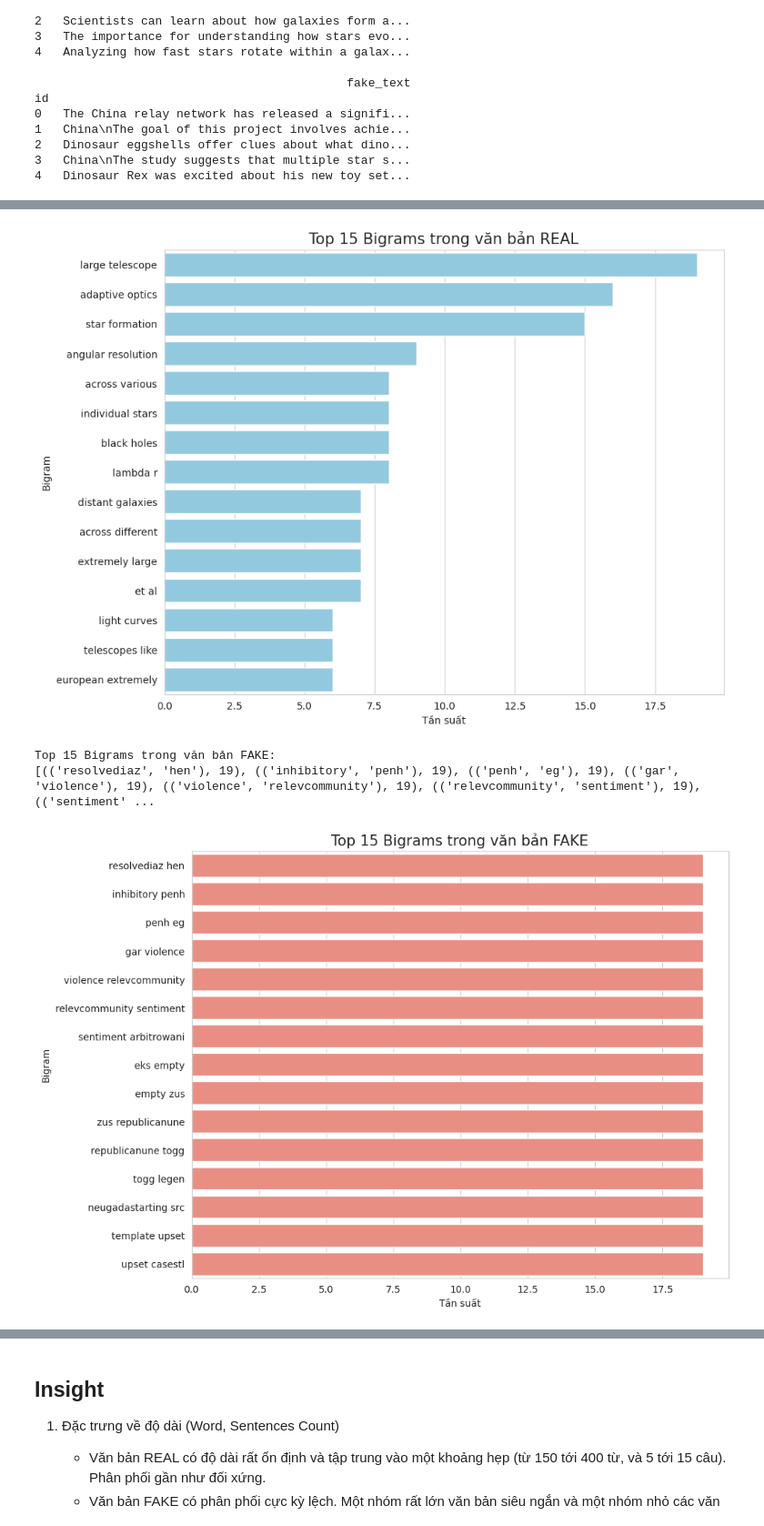
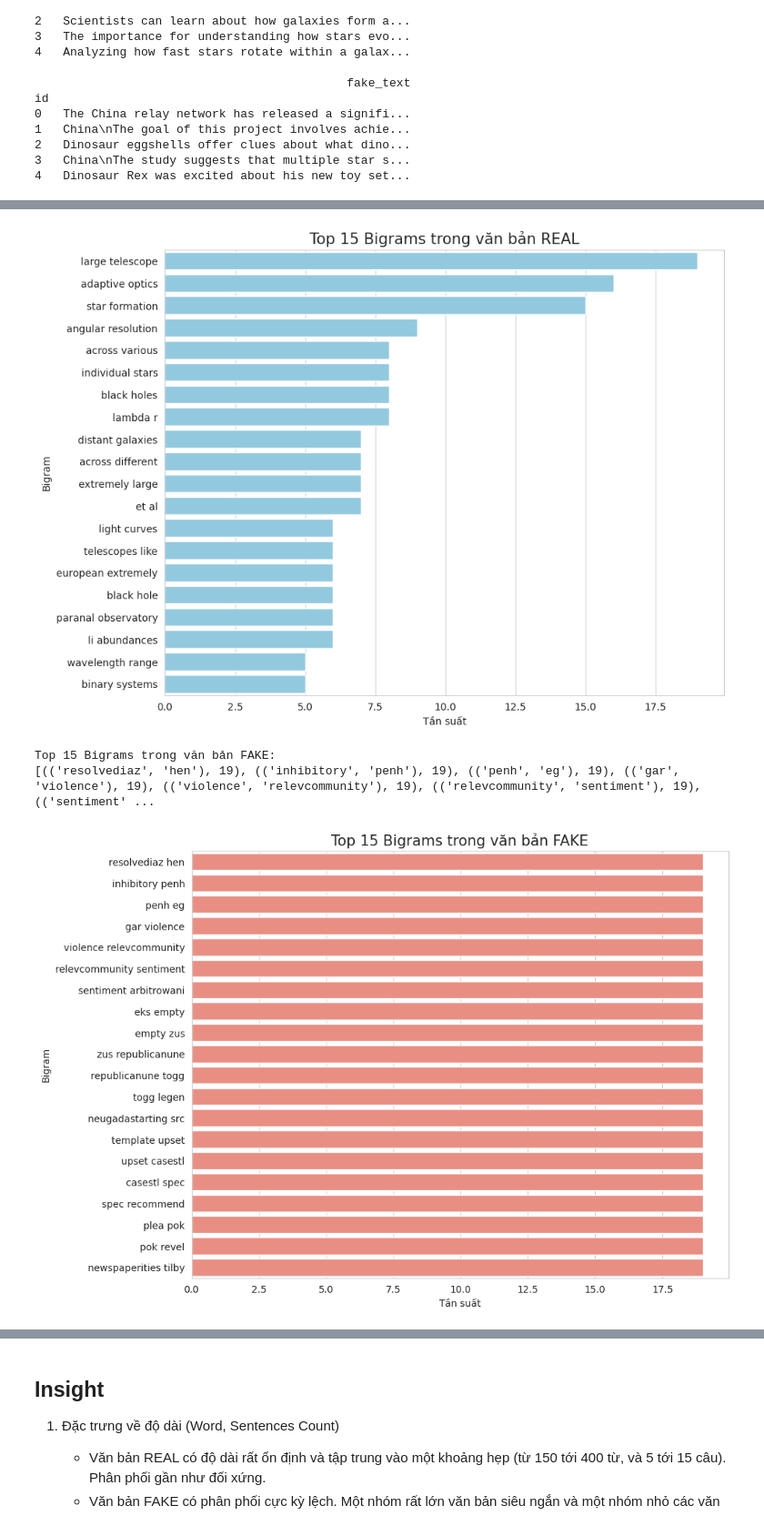
Before and after one commit to thangquang09/CTAI_MachineLearning, a Jupyter notebook: notebooks/EDA.ipynb, the cells around one changed output, grey strips where cells are left out. Shown at 91% size. Saved outputs shown, nothing was run; the diff lists cells and outputs as text; code cells hidden in the pictures.

```diff
--- a/notebooks/EDA.ipynb
+++ b/notebooks/EDA.ipynb
@@ -17,12 +18,3 @@ y_train = df_train_gt["real_text_id"].values
 Loading data...
 Number of directories: 95
 Number of directories: 1068
-# %%
-from nltk.tokenize import word_tokenize, sent_tokenize
-
-# Tính số lượng từ và câu trong từng cột
-df_train['num_words1'] = df_train['file_1'].apply(lambda x: len(word_tokenize(x)))
-df_train['num_words2'] = df_train['file_2'].apply(lambda x: len(word_tokenize(x)))
-
-df_train['num_sentences1'] = df_train['file_1'].apply(lambda x: len(sent_tokenize(x)))
-df_train['num_sentences2'] = df_train['file_2'].apply(lambda x: len(sent_tokenize(x)))
@@ -193,19 +56,19 @@ df = df_train.copy()
 # %%
 # --- Các hàm trợ giúp ---
 def get_word_count(text):
-    return len(str(text).split())
+    return len(nltk.word_tokenize(str(text)))
 
 def get_sentence_count(text):
     return len(nltk.sent_tokenize(str(text)))
 
 def get_avg_word_length(text):
-    words = str(text).split()
+    words = nltk.word_tokenize(str(text))
     if not words:
         return 0
     return sum(len(word) for word in words) / len(words)
 
 def get_ttr(text):
-    tokens = [word.lower() for word in str(text).split()]
+    tokens = [word.lower() for word in nltk.word_tokenize(str(text))]
     if not tokens:
         return 0
     types = set(tokens)
@@ -279,37 +142,37 @@ def get_top_ngrams(corpus, n=2, top_k=20):
 real_corpus = ' '.join(df['real_text'].astype(str))
 fake_corpus = ' '.join(df['fake_text'].astype(str))
 
 # Lấy top bigrams
-top_real_bigrams = get_top_ngrams(real_corpus, n=2, top_k=15)
-top_fake_bigrams = get_top_ngrams(fake_corpus, n=2, top_k=15)
+top_real_bigrams = get_top_ngrams(real_corpus, n=2, top_k=20)
+top_fake_bigrams = get_top_ngrams(fake_corpus, n=2, top_k=20)
 
 # --- Trực quan hóa top bigrams ---
 def plot_top_ngrams(data, title, color):
     # Chuyển đổi dữ liệu để vẽ biểu đồ
     labels = [' '.join(gram) for gram, count in data]
     counts = [count for gram, count in data]
 
     plt.figure(figsize=(10, 8))
     sns.barplot(x=counts, y=labels, color=color)
     plt.title(title, fontsize=15)
     plt.xlabel('Tần suất')
     plt.ylabel('Bigram')
     plt.show()
 
 print("Top 15 Bigrams trong văn bản REAL:")
 print(top_real_bigrams)
 plot_top_ngrams(top_real_bigrams, 'Top 15 Bigrams trong văn bản REAL', 'skyblue')
 
 print("\nTop 15 Bigrams trong văn bản FAKE:")
 print(top_fake_bigrams)
 plot_top_ngrams(top_fake_bigrams, 'Top 15 Bigrams trong văn bản FAKE', 'salmon')
 # %% [output]
 Top 15 Bigrams trong văn bản REAL:
 [(('large', 'telescope'), 19), (('adaptive', 'optics'), 16), (('star', 'formation'), 15), (('angular', 'resolution'), 9), (('across', 'various'), 8), (('individual', 'stars'), 8), (('black', 'holes'), ...
-[figure, old version]
+[figure, new version]
 Top 15 Bigrams trong văn bản FAKE:
 [(('resolvediaz', 'hen'), 19), (('inhibitory', 'penh'), 19), (('penh', 'eg'), 19), (('gar', 'violence'), 19), (('violence', 'relevcommunity'), 19), (('relevcommunity', 'sentiment'), 19), (('sentiment' ...
-[figure, old version]
+[figure, new version]
 # %%
 import spacy
 
```
Also changed, not shown: parts of 25 cells of this notebook, 3 other files.
